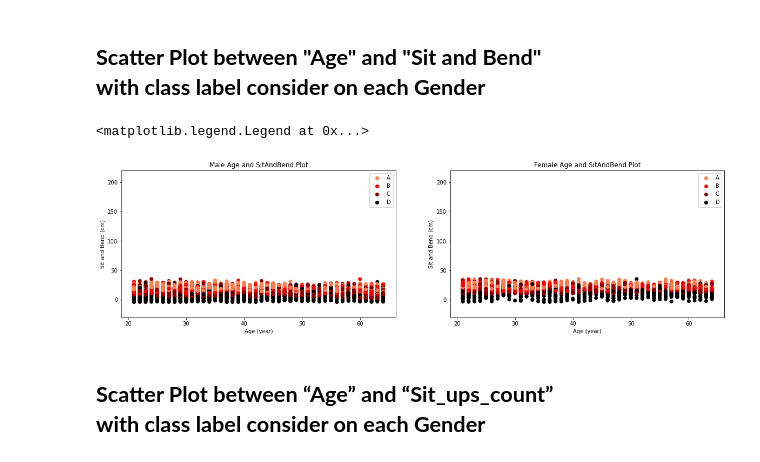
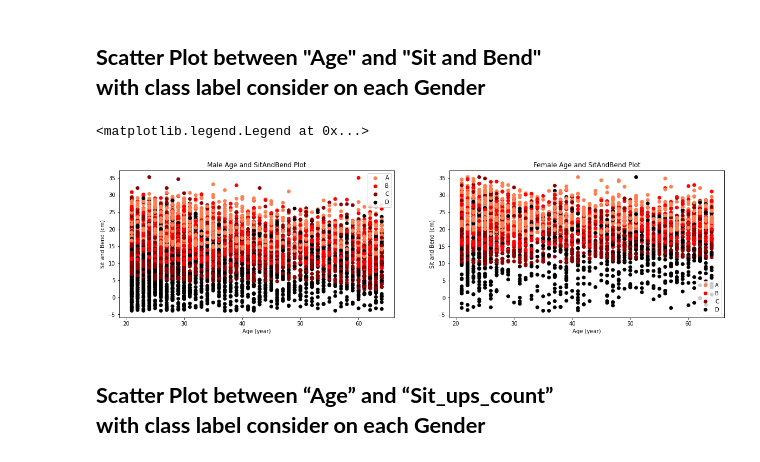
Before and after one commit to kookwangs/DataMiningProject, a Jupyter notebook: project_visualization.ipynb, the cells around one changed output. Drawn from its saved outputs; the diff is of its cells as text; code cells hidden in the pictures.

Commit message:
change some plot setting

```diff
--- a/project_visualization.ipynb
+++ b/project_visualization.ipynb
@@ -480,36 +480,34 @@ axs[1].legend(markers, colors.keys(), loc="best")
 
 plt.rcParams["figure.figsize"] = [20,5]
 
 fig, axs = plt.subplots(1, 2)
 
 colors = {'A': 'coral',
           'B': 'red',
           'C': 'darkred',
           'D': 'black'}
 markers = [plt.Line2D([0,0],[0,0],color=color, marker='o', linestyle='') for color in colors.values()]
 
 axs[0].set_title("Male Age and SitAndBend Plot")
 axs[0].set_xlabel("Age (year)")
 axs[0].set_ylabel("Sit and Bend (cm)")
-axs[0].set_ylim(-30, 220)
 axs[0].scatter(data[data['gender'] == 'M']['age'],
                data[data['gender'] == 'M']['sit_and_bend_forward_cm'],
                c=data[data['gender'] == 'M']['class'].map(colors),
                label=data[data['gender'] == 'M']['class'])
 axs[0].legend(markers, colors.keys(), loc="best")
 
 axs[1].set_title("Female Age and SitAndBend Plot")
 axs[1].set_xlabel("Age (year)")
 axs[1].set_ylabel("Sit and Bend (cm)")
-axs[1].set_ylim(-30, 220)
 axs[1].scatter(data[data['gender'] == 'F']['age'],
                data[data['gender'] == 'F']['sit_and_bend_forward_cm'],
                c=data[data['gender'] == 'F']['class'].map(colors),
                label=data[data['gender'] == 'F']['class'])
 axs[1].legend(markers, colors.keys(), loc="best")
 # %% [output]
 <matplotlib.legend.Legend at 0x...>
-[figure, old version]
+[figure, new version]
 # %% [markdown]
 ## **Scatter Plot between “Age” and “Sit_ups_count” <br>with class label consider on each Gender**
 # %%
```
